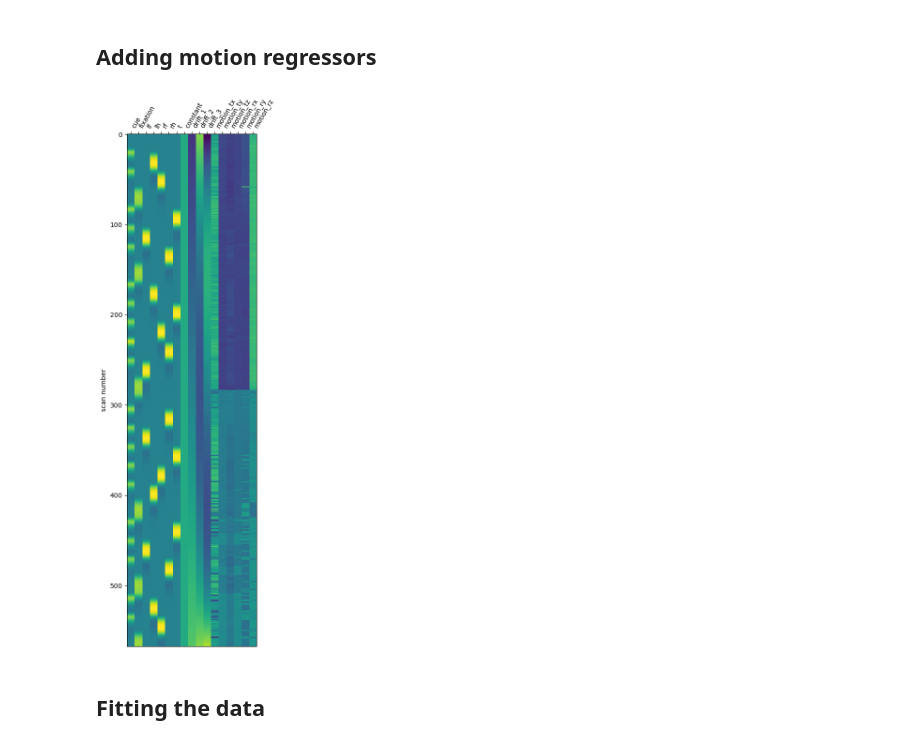
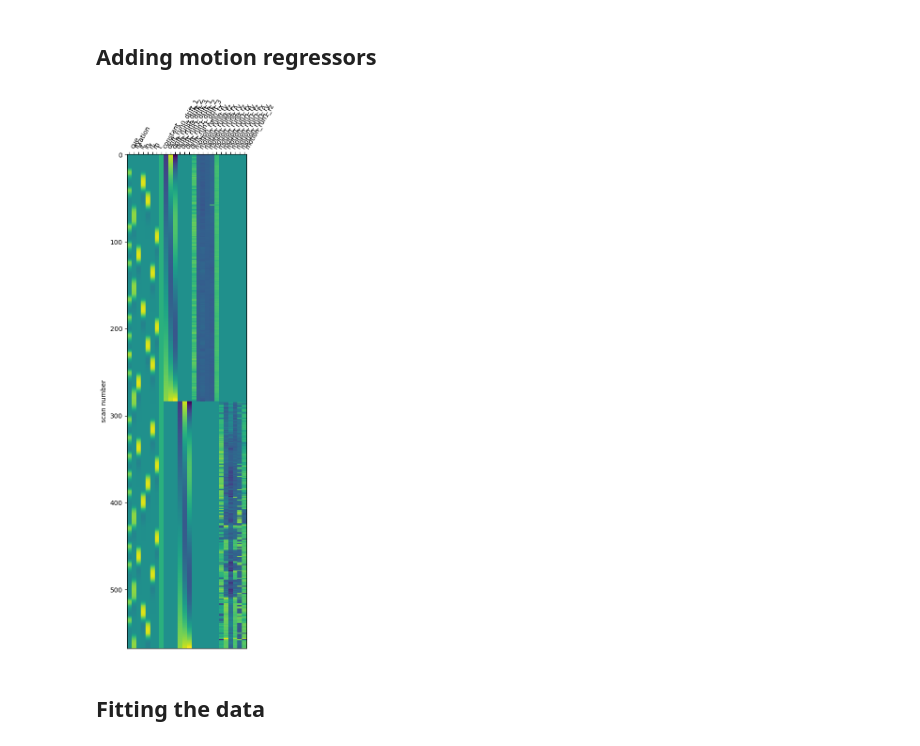
Before and after one commit to bintaDouk/NSSP-Mini-Project-1, a Jupyter notebook: Mini-Project1.ipynb, the cells around one changed output. Drawn from its saved outputs; the diff is of its cells as text; code cells hidden in the pictures.

```diff
--- a/Mini-Project1.ipynb
+++ b/Mini-Project1.ipynb
@@ -524,27 +543,56 @@ plt.show()
 # %% [markdown]
 ## Adding motion regressors
 # %%
+import os.path as op
+import numpy as np
+import matplotlib.pyplot as plt
+from nilearn.plotting import plot_design_matrix
+
+# --- Load motion parameters ---
 motion_params_path = op.join(preproc_root, 'sub-101410', 'func', 'tfMRI_MOTOR_moco.nii.par')
 motion_params = load_mot_params_fsl_6_dof(motion_params_path)
 
-# Check if the motion parameters match the number of time points in the fMRI image
+# Check that motion parameters match total frames
 if motion_params.shape[0] != nbr_time_frame:
-    raise ValueError(f"The number of motion parameters ({motion_params.shape[0]}) does not match the number of time points ({nbr_time_frame})")
+    raise ValueError(f"Number of motion parameters ({motion_params.shape[0]}) "
+                     f"does not match number of time points ({nbr_time_frame})")
 
-# Add motion regressors to the design matrix
-motion_regressor_names = ['motion_tx', 'motion_ty', 'motion_tz', 'motion_rx', 'motion_ry', 'motion_rz']
-for i, motion_column in enumerate(motion_params.columns):
-    design_mat[motion_regressor_names[i]] = motion_params[motion_column].values
+# Define basic parameters
+n_runs = 2
+scans_per_run = [nbr_time_frame // n_runs] * n_runs  # adjust if needed
+motion_regressor_names = ['tx', 'ty', 'tz', 'rx', 'ry', 'rz']
 
-# Plot the design matrix with both drift and motion regressors
-# Save the plot
+# Copy the design matrix that already has your drifts
+design_matrix = design_matrix_drifts.copy()
+
+# --- Add run-specific motion regressors ---
+for run in range(n_runs):
+    n_scans = scans_per_run[run]
+    start_idx = run * n_scans
+    end_idx = (run + 1) * n_scans
+
+    # Extract motion parameters for this run
+    run_motion = motion_params.iloc[start_idx:end_idx].to_numpy()
+
+    if run_motion.shape[0] != n_scans:
+        raise ValueError(f"Run {run}: Expected {n_scans} scans but got {run_motion.shape[0]}")
+
+    for i, name in enumerate(motion_regressor_names):
+        # Zero vector for all time points
+        col = np.zeros(nbr_time_frame)
+        # Fill only the relevant run
+        col[start_idx:end_idx] = run_motion[:, i]
+        # Add to design matrix with run-specific name
+        design_matrix[f'motion_run{run}_{name}'] = col
+
+# --- Plot and save ---
 fig, ax = plt.subplots(figsize=(4, 12))
-plot_design_matrix(design_mat, ax=ax)
-save_path = op.join(preproc_root, 'sub-101410', 'func', 'design_matrix_drifts_motions_plot.png')
+plot_design_matrix(design_matrix, ax=ax)
+save_path = op.join(preproc_root, 'sub-101410', 'func', 'design_matrix_drifts_motions_per_run.png')
 fig.savefig(save_path, bbox_inches='tight', dpi=300)
 plt.show()
 # %% [output]
-[figure, old version]
+[figure, new version]
 # %% [markdown]
 ## Fitting the data
 # %%
```
Also changed, not shown: parts of 7 cells of this notebook, 4 other files.
